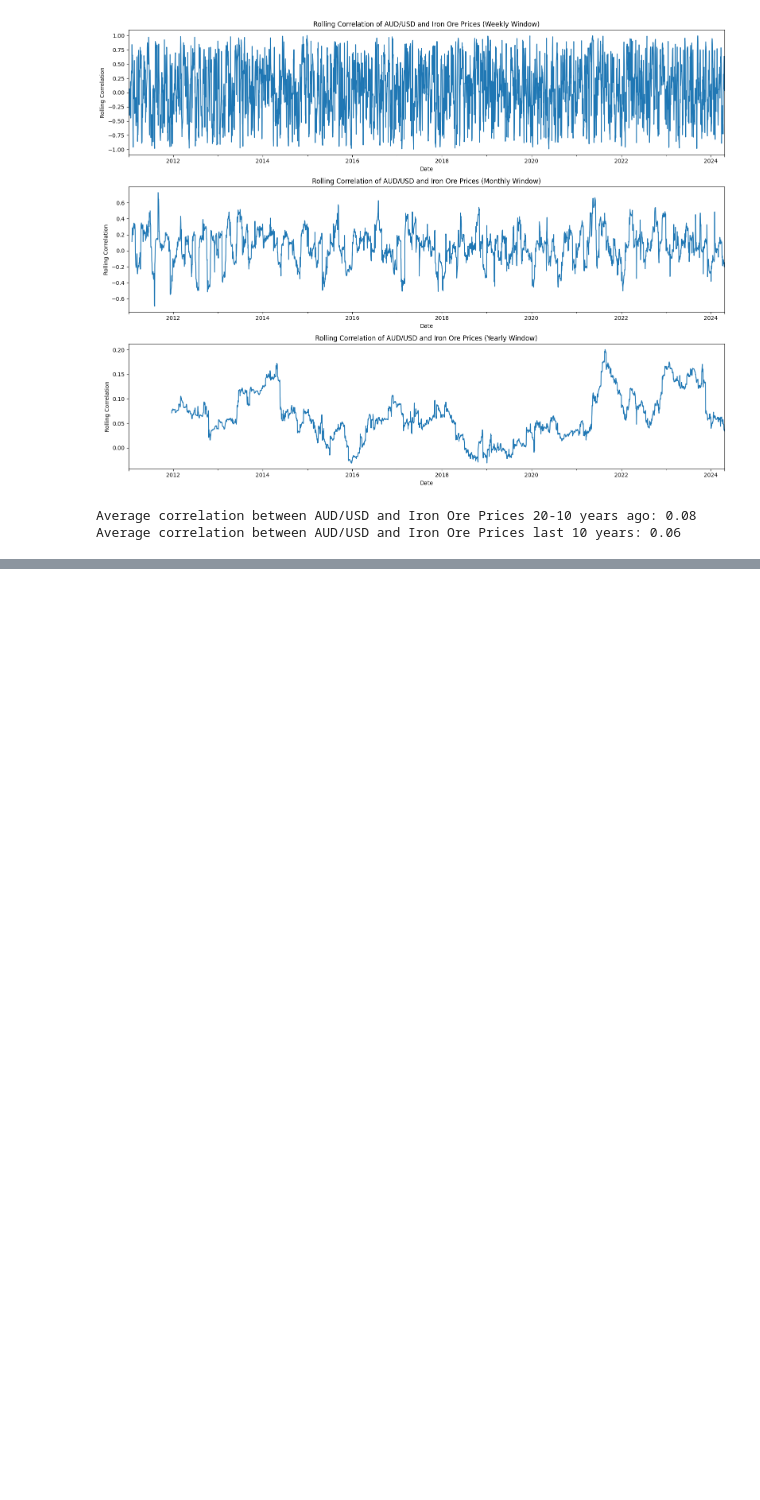
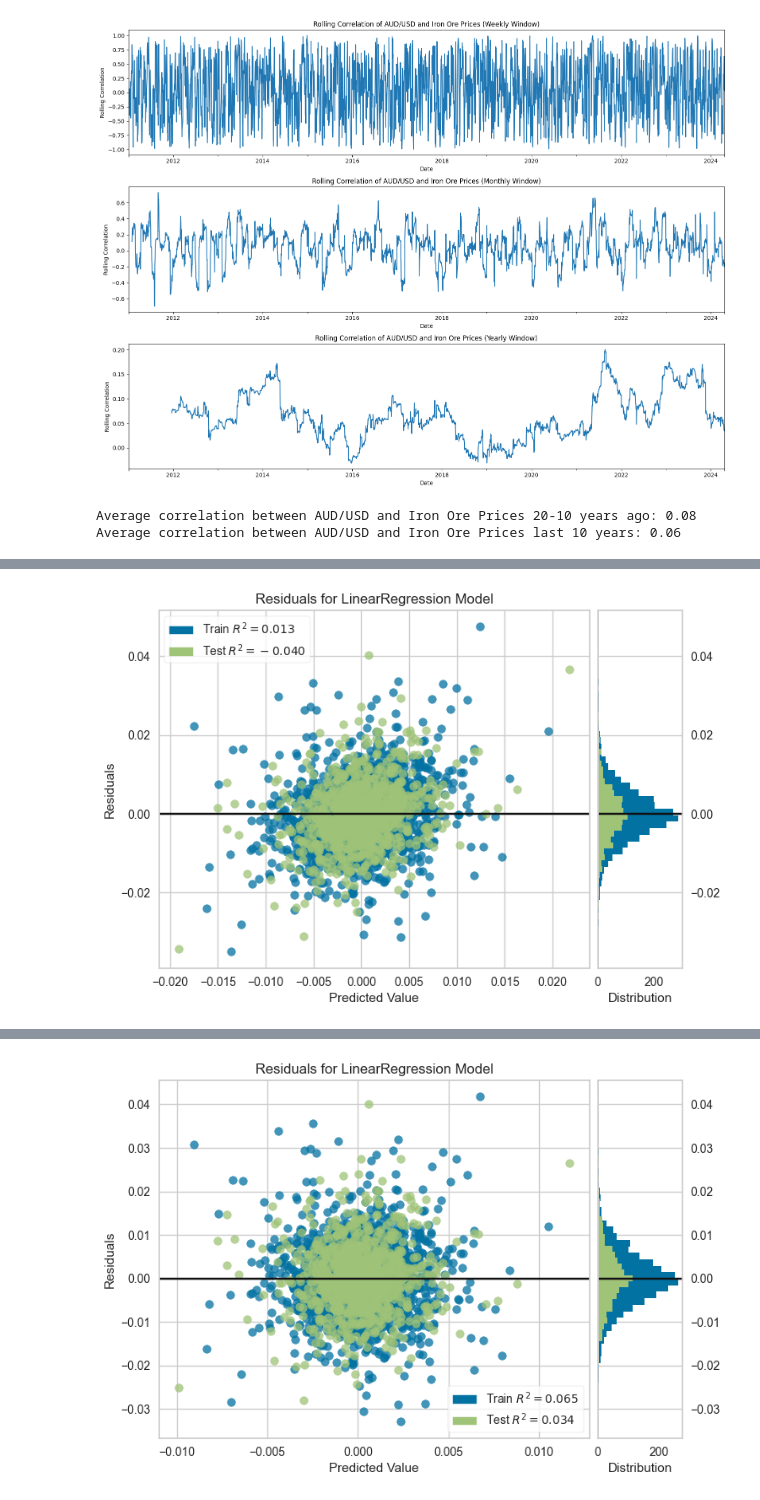
Before and after one commit to RTFLEWER/FiPy, a Jupyter notebook: ironoreaudcorr.ipynb, the cells around one changed output, grey strips where cells are left out. Drawn from its saved outputs; the diff is of its cells as text; code cells hidden in the pictures; blank space fills up the shorter version.

Commit message:
Add files via upload
added some regressions testing in pycaret

```diff
--- a/ironoreaudcorr.ipynb
+++ b/ironoreaudcorr.ipynb
@@ -176,0 +215,33 @@ Average correlation between AUD/USD and Iron Ore Prices last 10 years: 0.06
+# %%
+# Part 11: Modeling with PyCaret
+from pycaret.regression import setup, compare_models
+
+# Setup for AUDUSD
+exp_audusd = setup(data=returns,
+                   target='AUDUSD=X',
+                   session_id=123,
+                   preprocess=True,
+                   ignore_features=['AUDJPY=X'],
+                   numeric_features=['Iron_Lag1', 'Iron_Lag2', 'Iron_Lag3'],
+                   categorical_features=None,
+                   date_features=None,
+                   text_features=None,
+                   feature_selection=True)
+
+# Compare models to find the best one for AUDUSD
+best_model_audusd = compare_models()
+
+# Setup for AUDJPY
+exp_audjpy = setup(data=returns,
+                   target='AUDJPY=X',
+                   session_id=123,
+                   preprocess=True,
+                   ignore_features=['AUDUSD=X'],
+                   numeric_features=['Iron_Lag1', 'Iron_Lag2', 'Iron_Lag3'],
+                   categorical_features=None,
+                   date_features=None,
+                   text_features=None,
+                   feature_selection=True)
+
+# Compare models to find the best one for AUDJPY
+best_model_audjpy = compare_models()
@@ -176,0 +329,8 @@ Average correlation between AUD/USD and Iron Ore Prices last 10 years: 0.06
+# %%
+# Part 12: Visualize Model Performance
+# Plot model diagnostics for the best model for AUDUSD
+plot_model(best_model_audusd, plot = 'residuals')
+
+# Plot model diagnostics for the best model for AUDJPY
+plot_model(best_model_audjpy, plot = 'residuals')
+# %% [output]
@@ -176,0 +338 @@ Average correlation between AUD/USD and Iron Ore Prices last 10 years: 0.06
+[figure, added]
@@ -176,0 +340 @@ Average correlation between AUD/USD and Iron Ore Prices last 10 years: 0.06
+[figure, added]
```
Also changed, not shown: parts of 4 cells of this notebook.
